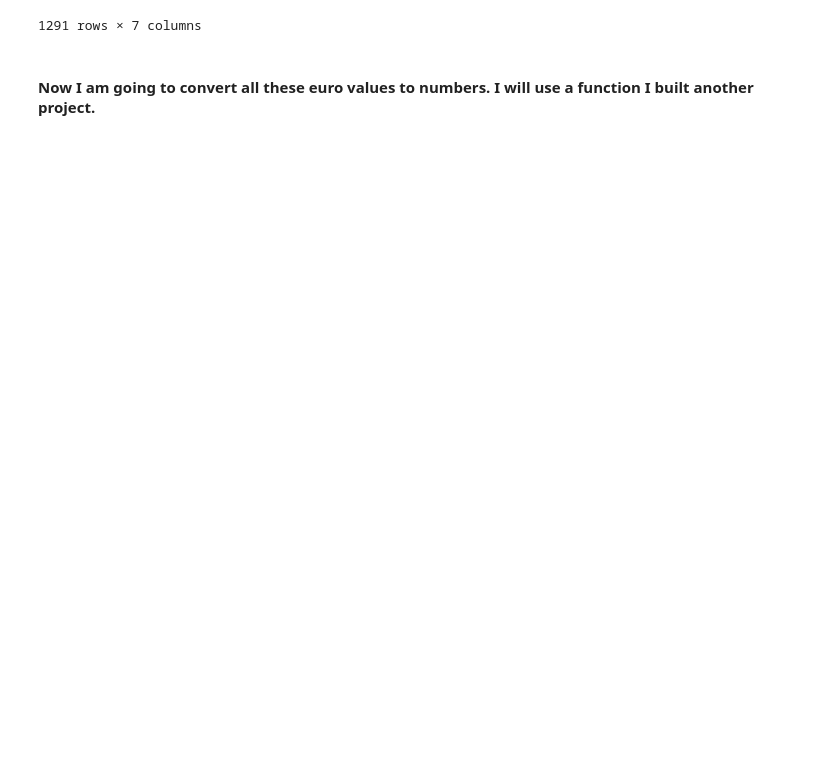
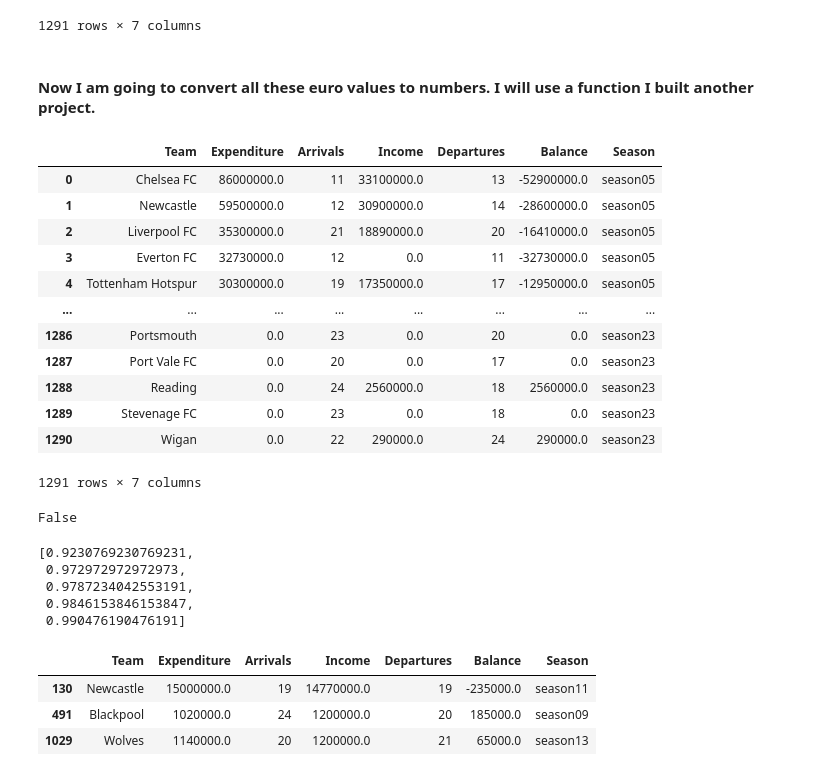
Before and after one commit to benjaminr4/championship_predictions, a Jupyter notebook: PreppingConstants.ipynb, the cells around one changed output. Drawn from its saved outputs; the diff is of its cells as text; code cells hidden in the pictures; blank space fills up the shorter version.

```diff
--- a/PreppingConstants.ipynb
+++ b/PreppingConstants.ipynb
@@ -556,3 +558,23 @@ def convert_money(value):
 all_transfers[['Expenditure','Income','Balance']]=all_transfers[['Expenditure','Income','Balance']].map(convert_money)
 # %%
 ### Need to verify these new values before continuing
+# %%
+all_transfers
+# %% [output]
+|  | Team | Expenditure | Arrivals | Income | Departures | Balance | Season |
+| 0 | Chelsea FC | 86000000.0 | 11 | 33100000.0 | 13 | -52900000.0 | season05 |
+| 1 | Newcastle | 59500000.0 | 12 | 30900000.0 | 14 | -28600000.0 | season05 |
+| 2 | Liverpool FC | 35300000.0 | 21 | 18890000.0 | 20 | -16410000.0 | season05 |
+| 3 | Everton FC | 32730000.0 | 12 | 0.0 | 11 | -32730000.0 | season05 |
+| 4 | Tottenham Hotspur | 30300000.0 | 19 | 17350000.0 | 17 | -12950000.0 | season05 |
+| ... | ... | ... | ... | ... | ... | ... | ... |
+| 1286 | Portsmouth | 0.0 | 23 | 0.0 | 20 | 0.0 | season23 |
+| 1287 | Port Vale FC | 0.0 | 20 | 0.0 | 17 | 0.0 | season23 |
+| 1288 | Reading | 0.0 | 24 | 2560000.0 | 18 | 2560000.0 | season23 |
+| 1289 | Stevenage FC | 0.0 | 23 | 0.0 | 18 | 0.0 | season23 |
+| 1290 | Wigan | 0.0 | 22 | 290000.0 | 24 | 290000.0 | season23 |
+1291 rows × 7 columns
+# %%
+(all_transfers['Income']-all_transfers['Expenditure']).equals(all_transfers['Balance'])
+# %% [output]
+False
@@ -558,0 +583,16 @@ all_transfers[['Expenditure','Income','Balance']]=all_transfers[['Expenditure','
+# %%
+#looking at most mistmatched cols
+sorted((not_matching['Income']-not_matching['Expenditure']) / not_matching['Balance'])[:5]
+# %% [output]
+[0.9230769230769231,
+ 0.972972972972973,
+ 0.9787234042553191,
+ 0.9846153846153847,
+ 0.990476190476191]
+# %%
+not_matching[0.98>((not_matching['Income']-not_matching['Expenditure']) / not_matching['Balance'])]
+# %% [output]
+|  | Team | Expenditure | Arrivals | Income | Departures | Balance | Season |
+| 130 | Newcastle | 15000000.0 | 19 | 14770000.0 | 19 | -235000.0 | season11 |
+| 491 | Blackpool | 1020000.0 | 24 | 1200000.0 | 20 | 185000.0 | season09 |
+| 1029 | Wolves | 1140000.0 | 20 | 1200000.0 | 21 | 65000.0 | season13 |
```
Also changed, not shown: parts of 23 cells of this notebook, 4 other files.
